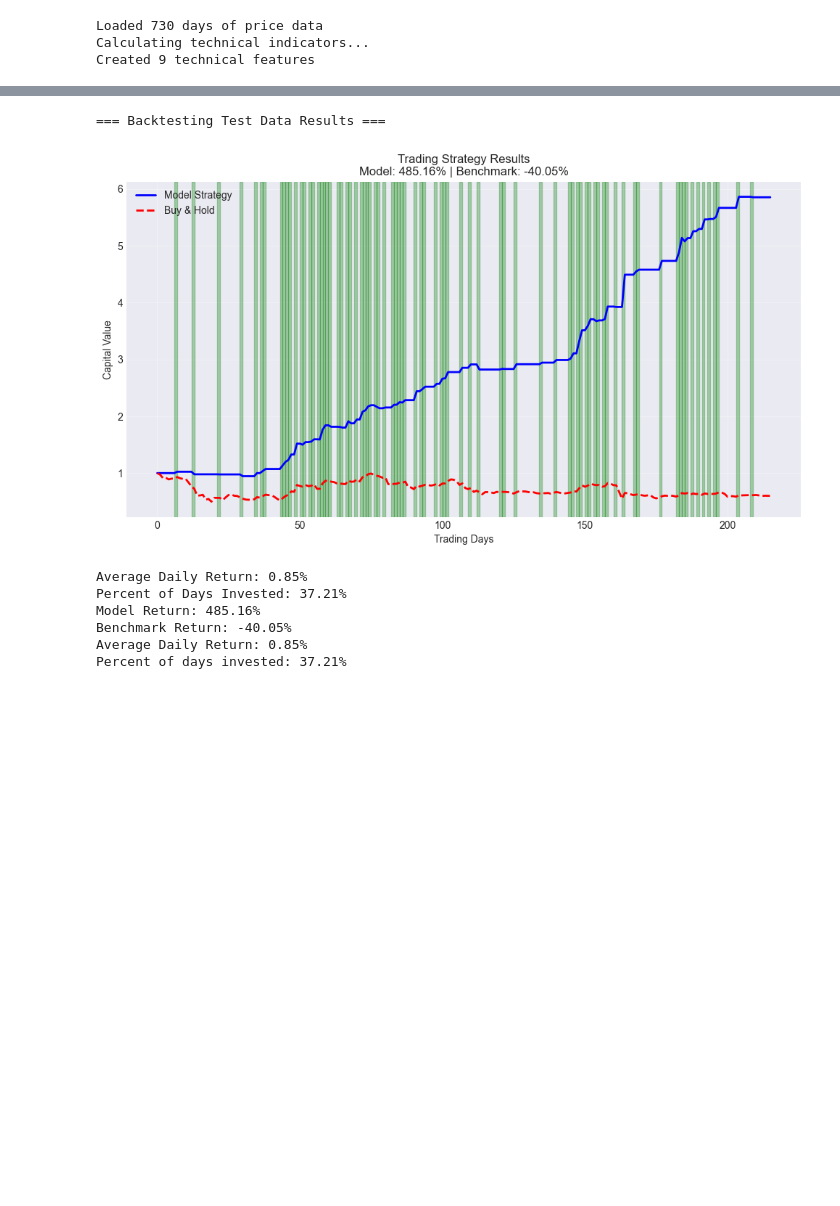
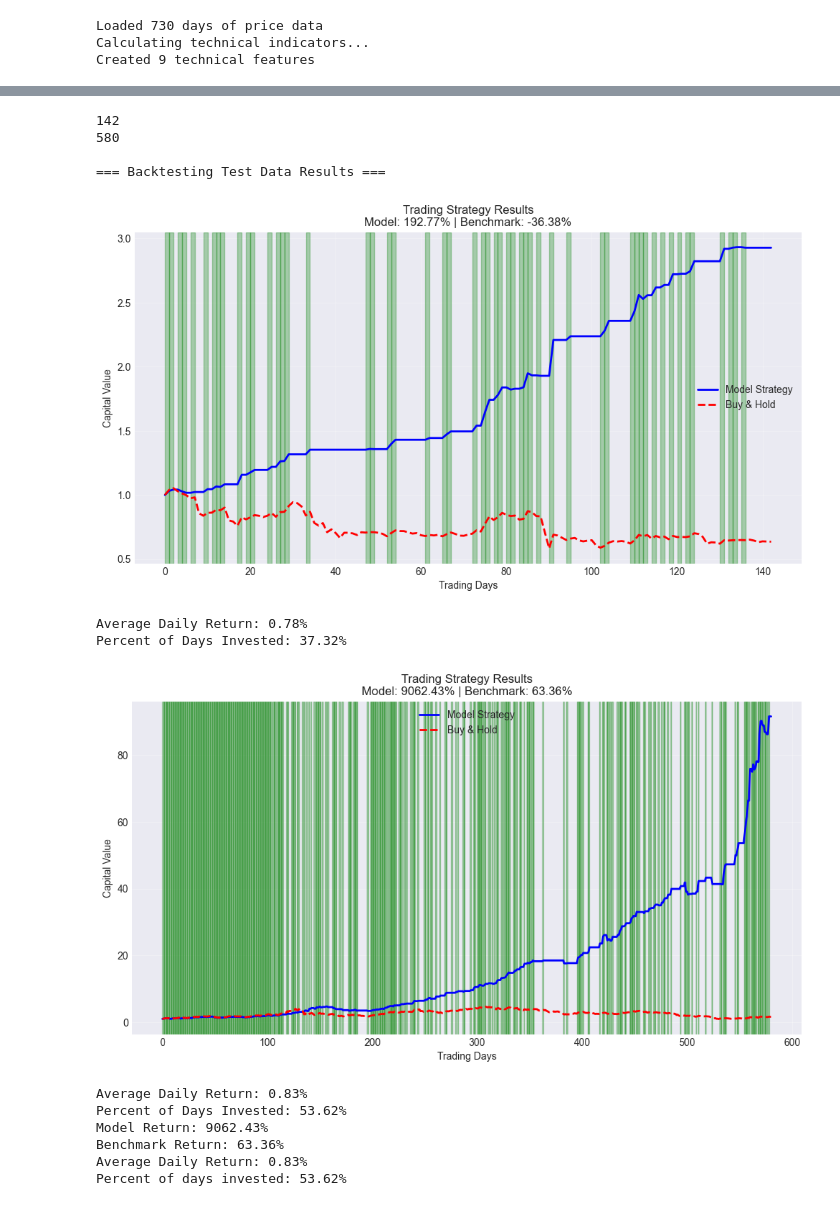
Before and after one commit to aeosborn/CS170, a Jupyter notebook: midterm_version/stacked_model.ipynb, the cells around one changed output, grey strips where cells are left out. Drawn from its saved outputs; the diff is of its cells as text; code cells hidden in the pictures; blank space fills up the shorter version.

Commit message:
Updated k-label tcn

```diff
--- a/midterm_version/stacked_model.ipynb
+++ b/midterm_version/stacked_model.ipynb
@@ -27,7 +27,7 @@ plt.style.use('seaborn-v0_8-darkgrid')
 # %%
 META_CLASSIFIER = 'xgb'  # Options: 'rf', 'svm', 'xgb'
 WINDOW_LENGTH = 5
-NUM_CLASSES = 3
+NUM_CLASSES = 5
 INVESTMENT_RATE = 0.8
 data_dir = "../modeling/data"
 
@@ -51,13 +51,15 @@ print(f"Loaded {len(price_history)} days of price data")
 
 # Technical Indicators and Feature Engineering
 print("Calculating technical indicators...")
+
+# Changed to operate on the data avaliable the day before.
 price_history['delta'] = price_history['close'].pct_change()
-price_history['lag1_delta'] = price_history['delta'].shift(1)
-price_history['lag2_delta'] = price_history['delta'].shift(2)
+price_history['lag1_delta'] = price_history['delta'].shift(1, fill_value=0)
+price_history['lag2_delta'] = price_history['delta'].shift(2, fill_value=0)
 price_history['volatility'] = price_history['delta'].rolling(window=7).std()
 price_history['volume_change'] = price_history['volume'].pct_change()
 
-# Technical indicators using ta library
+# Technical indicators
 price_history['rsi'] = ta.momentum.RSIIndicator(price_history['close'], window=14).rsi()
 price_history['macd'] = ta.trend.MACD(price_history['close']).macd()
 bb = ta.volatility.BollingerBands(price_history['close'])
@@ -162,7 +158,7 @@ X = labeled_data[all_features]
 
 # Train/test split (temporal split)
 X_train, X_test, y_train, y_test = train_test_split(
-    X, y, test_size=0.3, random_state=42, shuffle=False
+    X, y, test_size=0.2, random_state=42, shuffle=False
 )
 
 #Scale features
@@ -187,5 +183,6 @@ print(f"Windowed testing: X={X_test_windowed.shape}, y={y_test_windowed.shape}")
 
 # Get aligned price deltas for backtesting
 price_deltas_test = labeled_data['delta'].loc[y_test.index[WINDOW_LENGTH-1:]].to_numpy()
+price_deltas_train = labeled_data['delta'].loc[y_train.index[WINDOW_LENGTH-1:]].to_numpy()
 # %% [output]
 Preparing data for training...
@@ -377,7 +374,7 @@ def calculate_backtest_returns(predictions, price_deltas, plot_results=True):
     }
 
 
-def train_stacking_ensemble():
+def train_stacking_ensemble(X_train_windowed, y_train_windowed, X_test_windowed):
     """Train the complete stacking ensemble"""
     print("\n=== Training Stacking Ensemble ===")
 
@@ -424,6 +421,10 @@ def train_stacking_ensemble():
     meta_model.fit(train_meta_features, y_train_windowed)
 
     # Make final predictions
-    final_predictions = meta_model.predict(test_meta_features)
+    train_predictions = meta_model.predict(train_meta_features)
+    test_predictions = meta_model.predict(test_meta_features)
 
-    return final_predictions
+    return train_predictions, test_predictions
+# %%
+# Train the ensemble
+train_predictions, test_predictions = train_stacking_ensemble(X_train_windowed, y_train_windowed, X_test_windowed)
@@ -476,21 +511,27 @@ weighted avg       0.69      0.60      0.58       215
 # %%
-
 # Backtesting
 print("\n=== Backtesting Test Data Results ===")
-backtest_results = calculate_backtest_returns(final_predictions, price_deltas_test)
+backtest_results = calculate_backtest_returns(test_predictions, price_deltas_test)
+backtest_results = calculate_backtest_returns(train_predictions, price_deltas_train)
 print(f"Model Return: {backtest_results['model_return']:.2f}%")
 print(f"Benchmark Return: {backtest_results['benchmark_return']:.2f}%")
 print(f"Average Daily Return: {backtest_results['avg_daily_return']:.2f}%")
 print(f"Percent of days invested: {backtest_results['percent_days_invested']:.2f}%")
 # %% [output]
+142
+580
+
 === Backtesting Test Data Results ===
-[figure, old version]
+[figure, new version]
-Average Daily Return: 0.85%
-Percent of Days Invested: 37.21%
-Model Return: 485.16%
-Benchmark Return: -40.05%
-Average Daily Return: 0.85%
-Percent of days invested: 37.21%
+Average Daily Return: 0.78%
+Percent of Days Invested: 37.32%
+[figure, added]
+Average Daily Return: 0.83%
+Percent of Days Invested: 53.62%
+Model Return: 9062.43%
+Benchmark Return: 63.36%
+Average Daily Return: 0.83%
+Percent of days invested: 53.62%
 # %%
 validators_current = pd.read_csv(os.path.join(data_dir, "validators_aggregated_current.csv"))
 transactions_current = pd.read_csv(os.path.join(data_dir, "transactions_aggregated_current.csv"))
```
Also changed, not shown: parts of 5 cells of this notebook.
